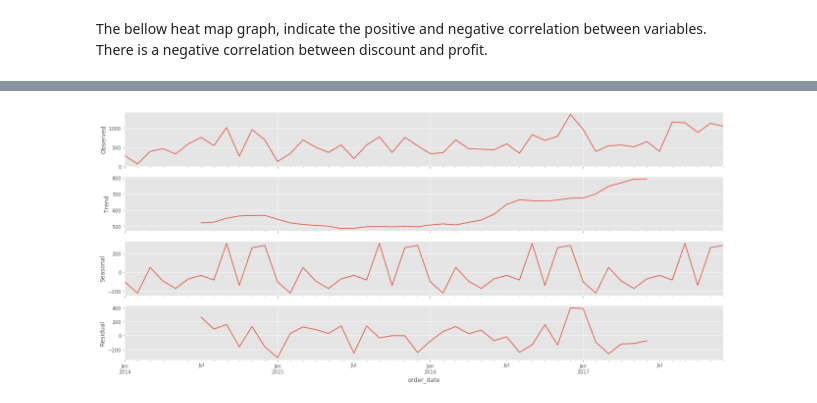
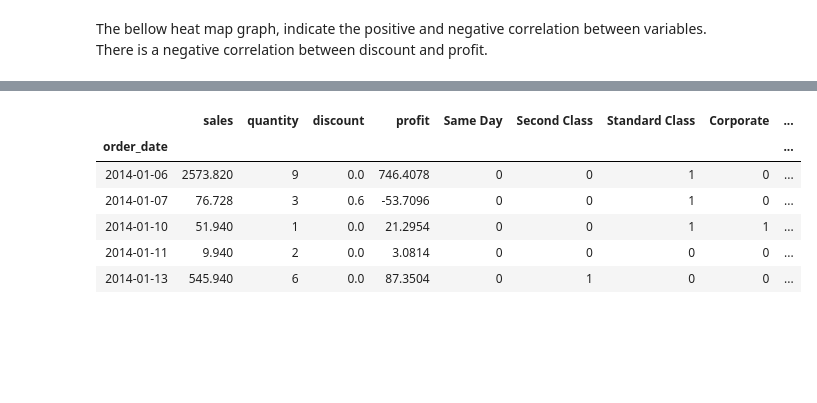
Before and after one commit to yasamanensafi/retail_store_sales_forecasting, a Jupyter notebook: Project EDA.ipynb, the cells around one changed output, grey strips where cells are left out. Cells and saved outputs as stored; diff of their text form; code cells hidden in the pictures; blank space fills up the shorter version.

```diff
--- a/Project EDA.ipynb
+++ b/Project EDA.ipynb
@@ -367,0 +394,5 @@ df_office = df_office.set_index('order_date')
+# %%
+# Too many unique job city to convert it to dummy variables. So we remove the city column.
+print(len(set(df_furniture['city'])))
+# We are going to use order date and not ship date
+df_furniture=df_furniture.drop('city',axis=1)
@@ -367,0 +401,9 @@ df_office = df_office.set_index('order_date')
+# %%
+#Convert the sub_category into dummy variables
+dummies4 = pd.get_dummies(df_furniture['sub_category'],drop_first=True)
+df_furniture= pd.concat( [df_furniture.drop('sub_category',axis=1),dummies4],axis=1)
+# %%
+# Too many unique city to convert it to dummy variables. So we remove the city column.
+print(len(set(df_furniture['postal_code'])))
+# We are going to use order date and not ship date
+df_furniture=df_furniture.drop('postal_code',axis=1)
@@ -367,0 +412,5 @@ df_office = df_office.set_index('order_date')
+# %%
+# Too many unique state to convert it to dummy variables. So we remove the city column.
+print(len(set(df_furniture['state'])))
+# We are going to use order date and not ship date
+df_furniture=df_furniture.drop('state',axis=1)
@@ -462,8 +439,11 @@ plt.show()
-# %%
-#Office supplies time-series decomposition
-rcParams['figure.figsize'] = 18, 8
-decomposition = sm.tsa.seasonal_decompose(avg_office_sales, model='additive')
-fig = decomposition.plot()
-plt.show()
-# %% [output]
-[figure, removed]
+# %%
+df_furniture = df_furniture.sort_values('order_date').set_index('order_date')
+df_furniture.head()
+# %% [output]
+|  | sales | quantity | discount | profit | Same Day | Second Class | Standard Class | Corporate | ... |
+| order_date |  |  |  |  |  |  |  |  | ... |
+| 2014-01-06 | 2573.820 | 9 | 0.0 | 746.4078 | 0 | 0 | 1 | 0 | ... |
+| 2014-01-07 | 76.728 | 3 | 0.6 | -53.7096 | 0 | 0 | 1 | 0 | ... |
+| 2014-01-10 | 51.940 | 1 | 0.0 | 21.2954 | 0 | 0 | 1 | 1 | ... |
+| 2014-01-11 | 9.940 | 2 | 0.0 | 3.0814 | 0 | 0 | 0 | 0 | ... |
+| 2014-01-13 | 545.940 | 6 | 0.0 | 87.3504 | 0 | 1 | 0 | 0 | ... |
```
Also changed, not shown: parts of 88 cells of this notebook.
